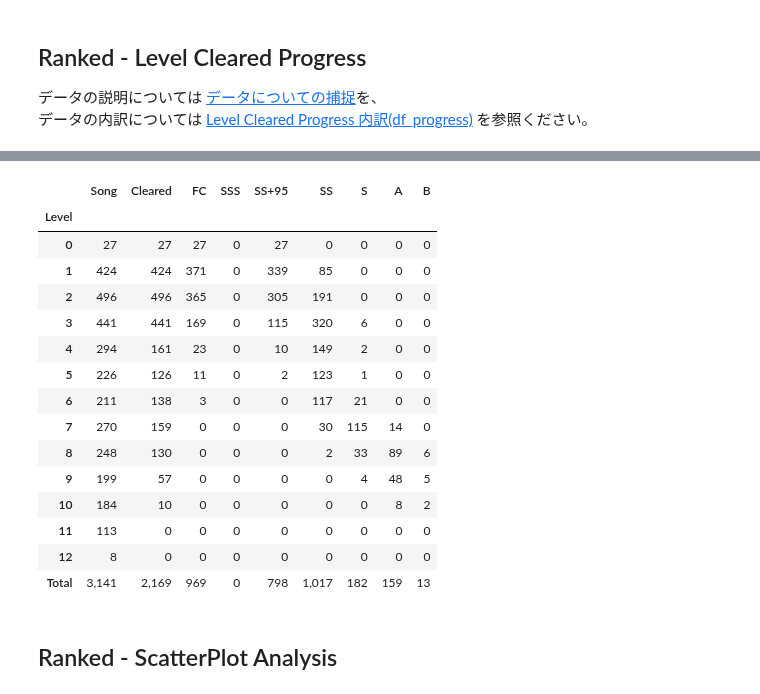
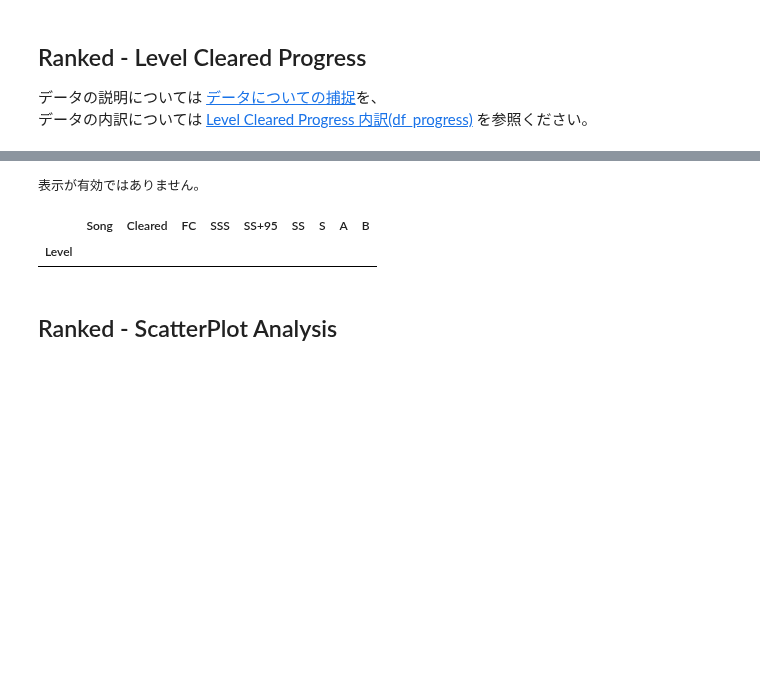
Before and after one commit to hatopopvr/MyBeatSaberAnalytics, a Jupyter notebook: MyBeatSaberAnalytics.ipynb, the cells around one changed output, grey strips where cells are left out. Cells and saved outputs as stored; diff of their text form; code cells hidden in the pictures; blank space fills up the shorter version.

```diff
--- a/MyBeatSaberAnalytics.ipynb
+++ b/MyBeatSaberAnalytics.ipynb
@@ -2042,7 +2444,15 @@ fig.show()
 [interactive output not drawn]
 # %%
 #@title Level Cleared Progress 内訳(df_progress)
+
+#@markdown ---
+#@markdown <h4>Enable</h4>
+level_cleared_detail_is_enable = False #@param {type:"boolean"}
+#@markdown <b>Mode</b>
 view_filter = "Clear&FC&Acc" #@param ["Clear&FC", "Acc","Clear&FC&Acc","RecentClear&FC" ,"All"]
+
+
+
 ranked_count = df_progress["Song"].sum()
 cleared_count = int(df_progress["Cleared"].sum())
 nofail_count = int(df_progress["NF"].sum())
@@ -2060,47 +2470,38 @@ elif view_filter == "Acc":
         cols_view = ["Song", "SSS", "SS", "S", "A", "B"]
 
 elif view_filter == "Clear&FC&Acc":
     if ss_plus_is_enable:
         cols_view = ["Song", "Cleared", "FC", "SSS", ss_plus, "SS", "S", "A", "B"]
     else:
         cols_view = ["Song", "Cleared", "FC", "SSS", "SS", "S", "A", "B"]
 elif view_filter == "RecentClear&FC":
     cols_view = ["Song", "Cleared", "RecentCleared", "FC", "RecentFC"]
 else:
     cols_view = df_progress.columns.values.tolist()
     cols_view.remove('Level')
 
 def append_sum_row(df):
     return df.append(df.sum(numeric_only=True), ignore_index=True)
 
 def append_sum_row_label(df):
     df.loc['Total'] = df.sum(numeric_only=True)
     return df
 
 _df_progress = df_progress.copy()
 _df_progress = _df_progress.set_index('Level')
 
 df_progress_total = append_sum_row_label(_df_progress)
 
+if not level_cleared_detail_is_enable:
+    df_progress_total = df_progress_total.head(0)
+    print('表示が有効ではありません。')
+
 df_progress_total[cols_view].style.highlight_null(null_color="lightgray").format(style_format)
 # %% [output]
 [interactive output not drawn]
+表示が有効ではありません。
 |  | Song | Cleared | FC | SSS | SS+95 | SS | S | A | B |
 | Level |  |  |  |  |  |  |  |  |  |
-| 0 | 27 | 27 | 27 | 0 | 27 | 0 | 0 | 0 | 0 |
-| 1 | 424 | 424 | 371 | 0 | 339 | 85 | 0 | 0 | 0 |
-| 2 | 496 | 496 | 365 | 0 | 305 | 191 | 0 | 0 | 0 |
-| 3 | 441 | 441 | 169 | 0 | 115 | 320 | 6 | 0 | 0 |
-| 4 | 294 | 161 | 23 | 0 | 10 | 149 | 2 | 0 | 0 |
-| 5 | 226 | 126 | 11 | 0 | 2 | 123 | 1 | 0 | 0 |
-| 6 | 211 | 138 | 3 | 0 | 0 | 117 | 21 | 0 | 0 |
-| 7 | 270 | 159 | 0 | 0 | 0 | 30 | 115 | 14 | 0 |
-| 8 | 248 | 130 | 0 | 0 | 0 | 2 | 33 | 89 | 6 |
-| 9 | 199 | 57 | 0 | 0 | 0 | 0 | 4 | 48 | 5 |
-| 10 | 184 | 10 | 0 | 0 | 0 | 0 | 0 | 8 | 2 |
-| 11 | 113 | 0 | 0 | 0 | 0 | 0 | 0 | 0 | 0 |
-| 12 | 8 | 0 | 0 | 0 | 0 | 0 | 0 | 0 | 0 |
-| Total | 3,141 | 2,169 | 969 | 0 | 798 | 1,017 | 182 | 159 | 13 |
 # %% [markdown]
 ## Ranked - ScatterPlot Analysis
 # %%
```
Also changed, not shown: parts of 34 cells of this notebook.
